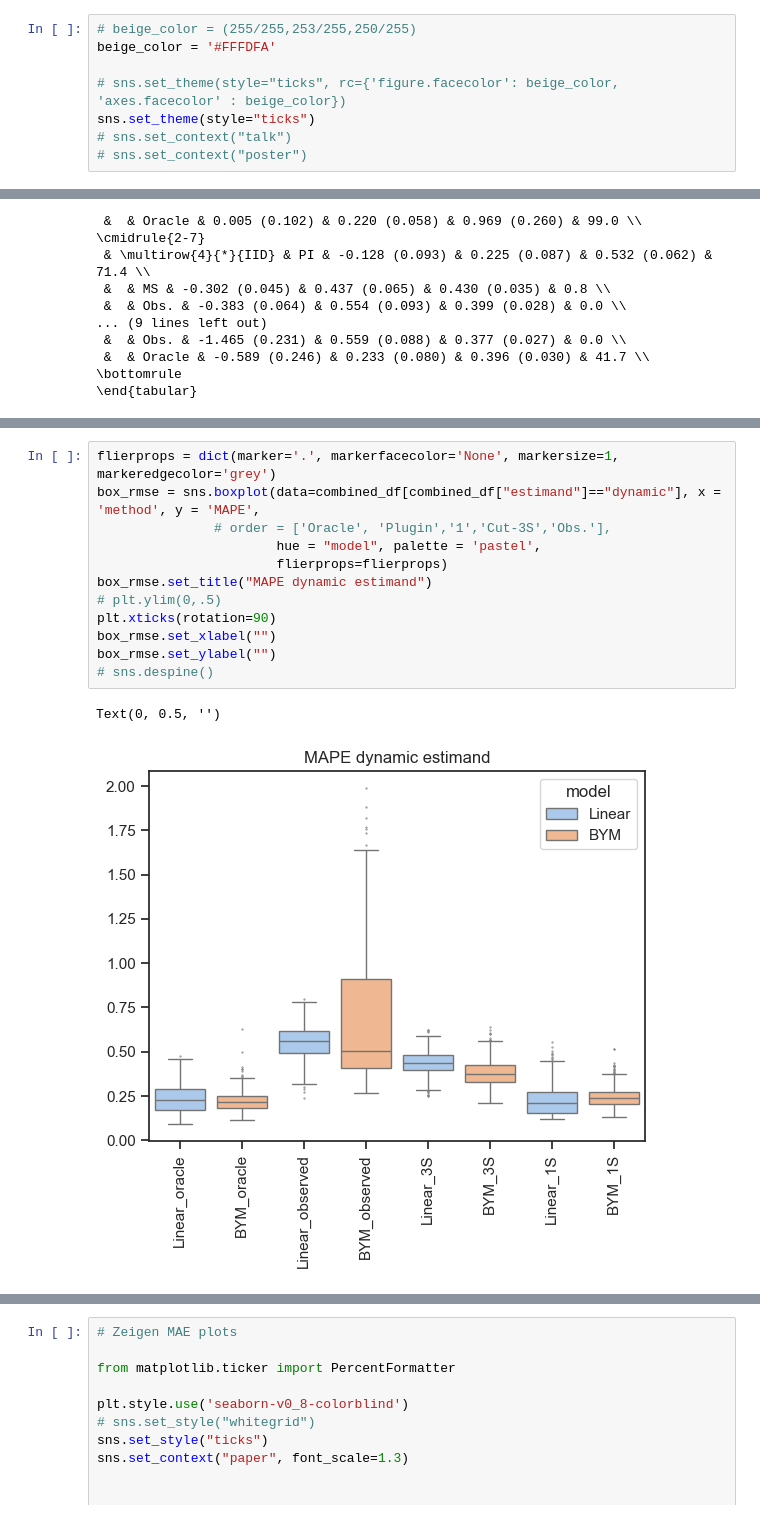
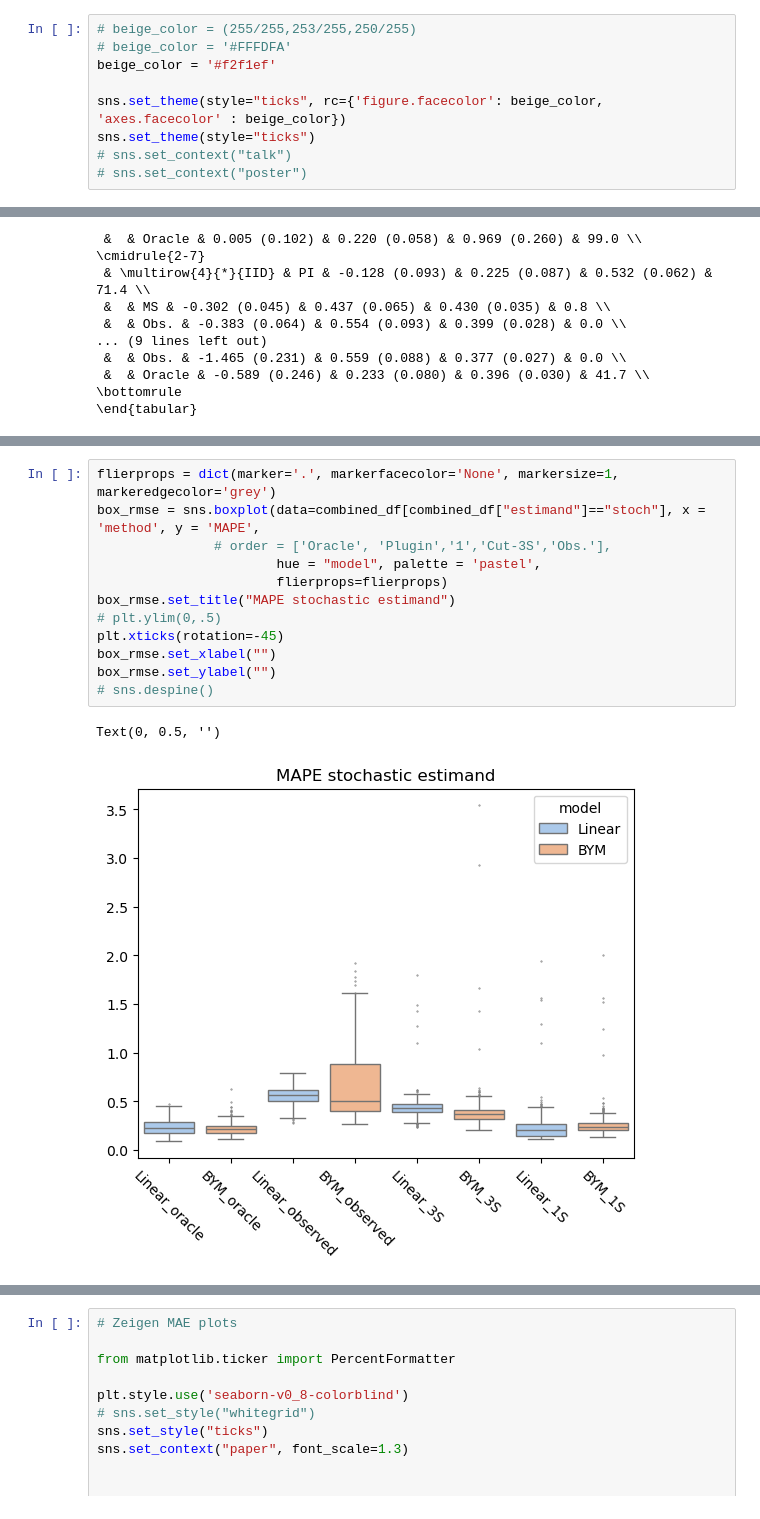
Before and after one commit to barwein/BayesProxyNets, a Jupyter notebook: Simulations/Sim_results_analysis.ipynb, the cells around one changed output, grey strips where cells are left out. Drawn from its saved outputs; the diff is of its cells as text.

```diff
--- a/Simulations/Sim_results_analysis.ipynb
+++ b/Simulations/Sim_results_analysis.ipynb
@@ -10,9 +10,10 @@ import re
 from toolz.curried import unique
 # %%
 # beige_color = (255/255,253/255,250/255)
-beige_color = '#FFFDFA'
+# beige_color = '#FFFDFA'
+beige_color = '#f2f1ef'
 
-# sns.set_theme(style="ticks", rc={'figure.facecolor': beige_color, 'axes.facecolor' : beige_color})
+sns.set_theme(style="ticks", rc={'figure.facecolor': beige_color, 'axes.facecolor' : beige_color})
 sns.set_theme(style="ticks")
 # sns.set_context("talk")
 # sns.set_context("poster")
@@ -417,15 +408,15 @@ Text(0, 0.5, '')
 # %%
 flierprops = dict(marker='.', markerfacecolor='None', markersize=1,  markeredgecolor='grey')
-box_rmse = sns.boxplot(data=combined_df[combined_df["estimand"]=="dynamic"], x = 'method', y = 'MAPE',
+box_rmse = sns.boxplot(data=combined_df[combined_df["estimand"]=="stoch"], x = 'method', y = 'MAPE',
                # order = ['Oracle', 'Plugin','1','Cut-3S','Obs.'],
                        hue = "model", palette = 'pastel',
                        flierprops=flierprops)
-box_rmse.set_title("MAPE dynamic estimand")
+box_rmse.set_title("MAPE stochastic estimand")
 # plt.ylim(0,.5)
-plt.xticks(rotation=90)
+plt.xticks(rotation=-45)
 box_rmse.set_xlabel("")
 box_rmse.set_ylabel("")
 # sns.despine()
 # %% [output]
 Text(0, 0.5, '')
-[figure, old version]
+[figure, new version]
```
Also changed, not shown: parts of 10 cells of this notebook, 16 other files.
